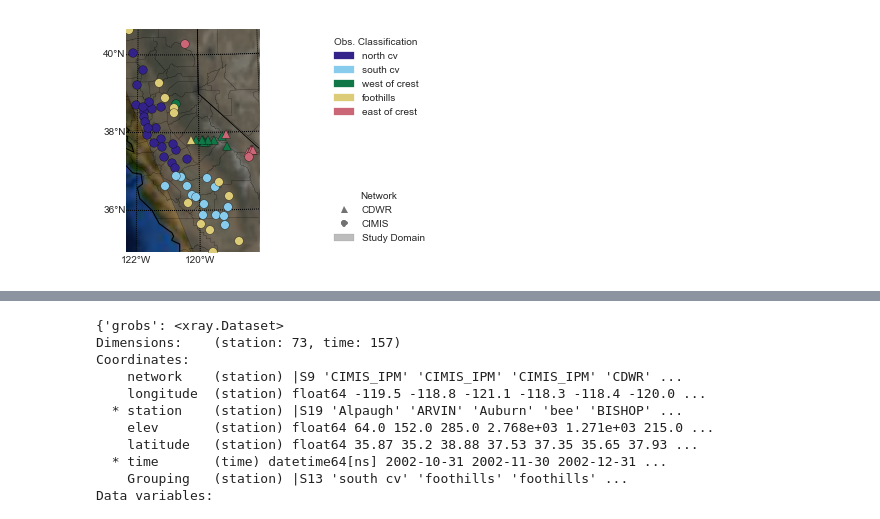
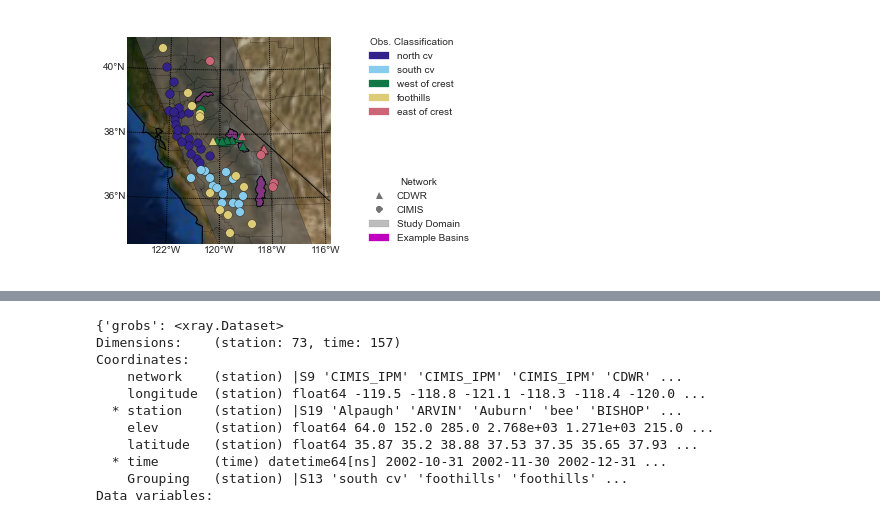
Before and after one commit to klapo/CalRad, a Jupyter notebook: CR.StatisticsMaps.Master.ipynb, the cells around one changed output, grey strips where cells are left out. Cells and saved outputs as stored; diff of their text form; code cells hidden in the pictures.

```diff
--- a/CR.StatisticsMaps.Master.ipynb
+++ b/CR.StatisticsMaps.Master.ipynb
@@ -353,7 +370,7 @@ dir_bmap = '/Users/karllapo/gdrive/SnowHydrology/proj/CloudClimatology/data/base
 lon_stat = grobs.longitude.values
 lat_stat = grobs.latitude.values
 
-bmp,bmd = build_basemap(lon_stat,lat_stat,dir_bmap,'CA.Domain.bmp.pickle',rewrite=True)
+bmp,bmd = build_basemap(lon_stat,lat_stat,dir_bmap,'CA.Domain.bmp.pickle')
 lat_labels = np.arange(34,42,2)
 lon_labels = np.arange(-116.,-124.,-2)
 
@@ -412,8 +429,3 @@ leg.get_frame().set_facecolor('w')
 os.chdir(dir_print)
 fname = 'GrObs.Groups.png'
 f.savefig(fname)
-
-# To do:
-# [x] manually create legend to indicate shape difference in network
-# fill ocean with light blue color
-# Draw study domain
@@ -461,14 +455,25 @@ colsche = kgraph.SRON(5)
 
 ## Study domain shape
 bmp.bluemarble()
+# lats = [34.5,34.5,41,41]
+# lons = [-120,-115,-118,-123.5]
 lats = [34.5,34.5,41,41]
-lons = [-120,-115,-118,-123.5]
+lons = [-120,-116.5,-119.5,-123.5]
 x, y = bmp( lons, lats )
 xy = zip(x,y)
 ax.add_patch(matplotlib.patches.Polygon(xy, closed=True,\
                     facecolor=np.divide(np.array([90.,90.,90.]),256.),alpha=.6))
 grouping = ['north cv','south cv','west of crest','foothills','east of crest']
 grobs_map_plot = grobs.swap_dims({'station':'Grouping'})
+
+## Basin shapefiles
+os.chdir(dir_bmap+'/BasinShapefiles')
+bmp.readshapefile('./SierraBasins', 'SierraBasins')
+patches   = []
+
+for info, shape in zip(bmp.SierraBasins_info, bmp.SierraBasins):
+    patches.append( Polygon(np.array(shape), True) )
+ax.add_collection(PatchCollection(patches, facecolor= 'm', edgecolor='k', linewidths=1.))
 
 ## Station scatter map
 for n,gr in enumerate(grouping):
@@ -499,31 +504,32 @@ ax.axis('off')
 # Group classification -- colors
 grouping = ['north cv','south cv','west of crest','foothills','east of crest']
 h1 = [matplotlib.patches.Patch(color=colsche[n,:], label=gr) \
           for n,gr in enumerate(grouping)]
 leg = plt.legend(handles=h1,loc='upper left')
 leg.set_title('Obs. Classification')
 # leg.get_frame().set_edgecolor('k')
 leg.get_frame().set_facecolor('w')
 # Add the legend manually to the current Axes.
 ax = plt.gca().add_artist(leg)
 
 # Network type -- shapes
 import matplotlib.lines as mlines
 markertype = ['^','o']
 label = ['CDWR','CIMIS']
 gray_color = np.divide(np.array([115.,115.,115.]),256.)
 h2 = [mlines.Line2D([],[],marker=mt,color=gray_color, label=lab, linestyle='none') \
             for mt,lab in zip(markertype,label)]
 h2.append(matplotlib.patches.Patch(color=np.divide(np.array([90.,90.,90.]),256.),\
             alpha=.4,label='Study Domain'))
+h2.append(matplotlib.patches.Patch(color='m',label='Example Basins'))
 leg = plt.legend(handles=h2,loc='lower left')
 leg.set_title('Network')
 leg.get_frame().set_facecolor('w')
 
 
 ## Print
 os.chdir(dir_print)
 fname = 'GrObs.Groups.png'
 f.savefig(fname)
 # %% [output]
-[figure, old version]
+[figure, new version]
```
Also changed, not shown: parts of 10 cells of this notebook.
